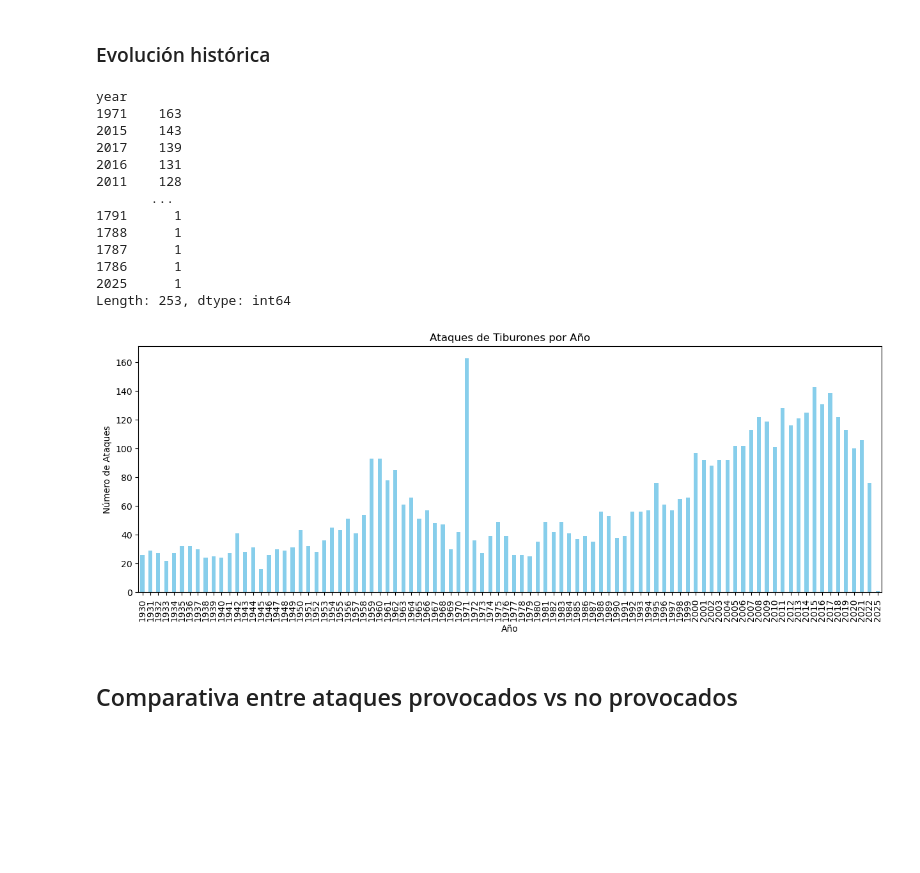
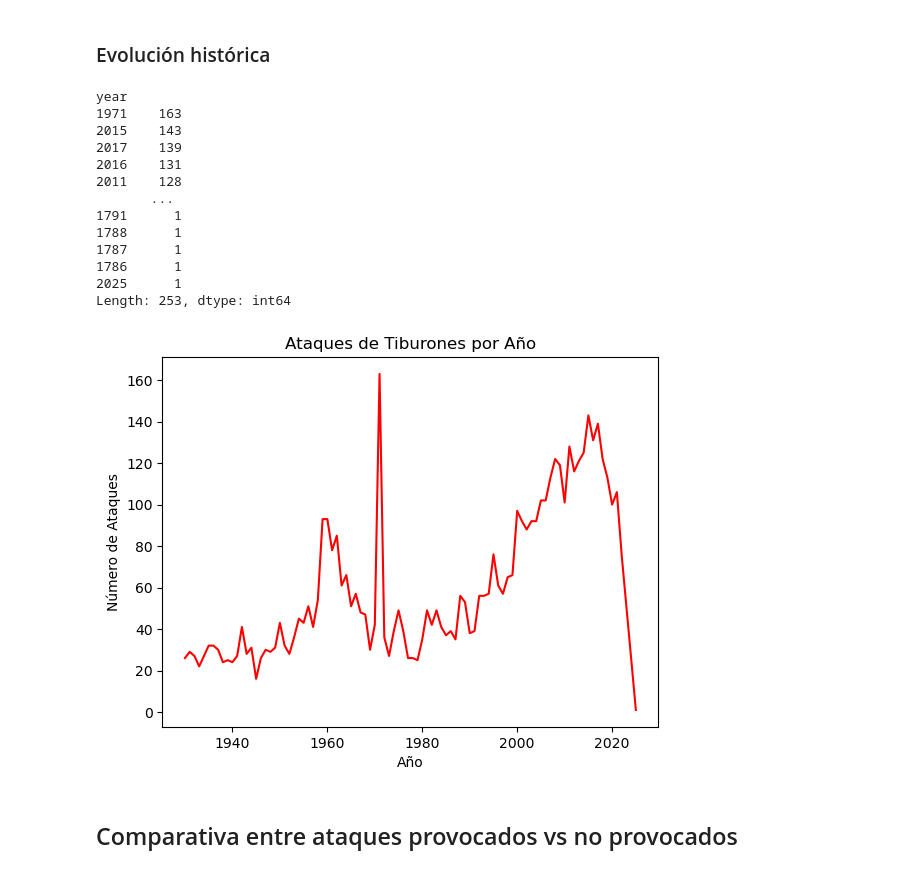
Before and after one commit to jesuserro/shark-attack-exploratory-data-analysis, a Jupyter notebook: notebooks/exploratory_analysis.ipynb, the cells around one changed output. Drawn from its saved outputs; the diff is of its cells as text; code cells hidden in the pictures; blank space fills up the shorter version.

```diff
--- a/notebooks/exploratory_analysis.ipynb
+++ b/notebooks/exploratory_analysis.ipynb
@@ -372,36 +372,37 @@ plt.show()
 ataques_anuales = df.groupby('year').size()
 # Ordena los años con los más atacados primero
 ataques_anuales = ataques_anuales.sort_values(ascending=False)
 
 print(ataques_anuales)
 
 # Reordena los años para que estén en orden ascendente
 ataques_anuales = ataques_anuales.sort_index()
 
 # Toma los registros desde el año 1900 en adelante
 ataques_anuales = ataques_anuales[ataques_anuales.index >= 1930]
 
-# Muestra una gráfica de barras en rojo con los ataques por año
-ataques_anuales.plot(kind='bar', figsize=(15, 5), color='skyblue')
+# Muestra una gráfica de tipo "connected scatterplot" (skyblue) con los ataques por año
+fig, ax = plt.subplots()
+ataques_anuales.plot(kind='line', color='red')
 plt.title('Ataques de Tiburones por Año')
 plt.xlabel('Año')
 plt.ylabel('Número de Ataques')
 plt.show()
 # %% [output]
 year
 1971    163
 2015    143
 2017    139
 2016    131
 2011    128
        ...
 1791      1
 1788      1
 1787      1
 1786      1
 2025      1
 Length: 253, dtype: int64
-[figure, old version]
+[figure, new version]
 # %% [markdown]
 ## Comparativa entre ataques provocados vs no provocados
 # %%
```
